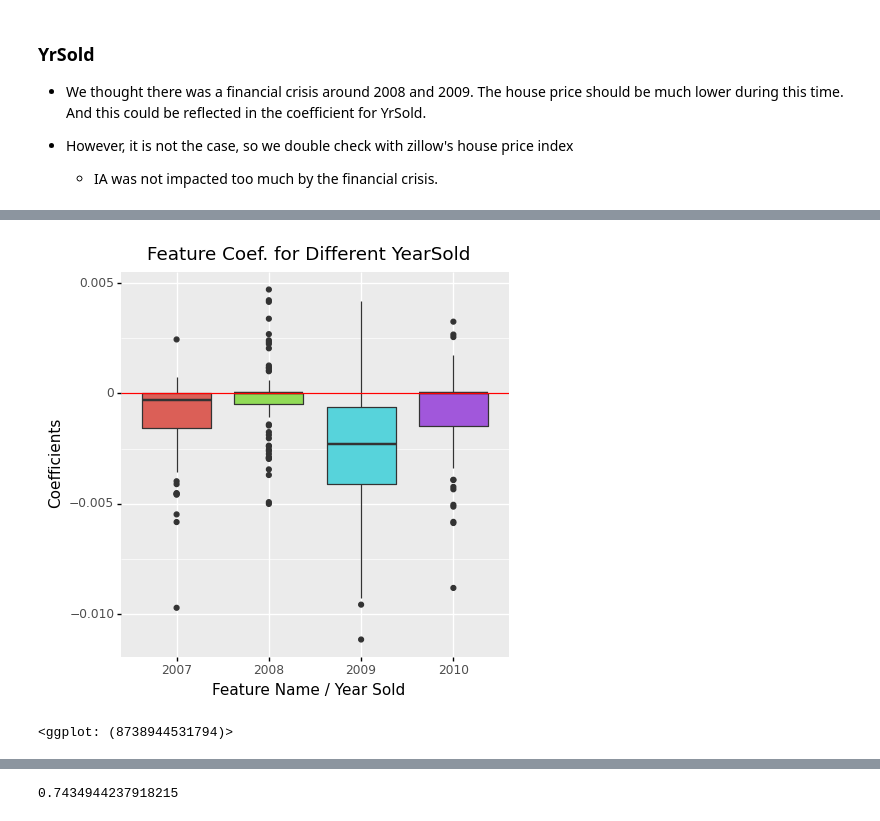
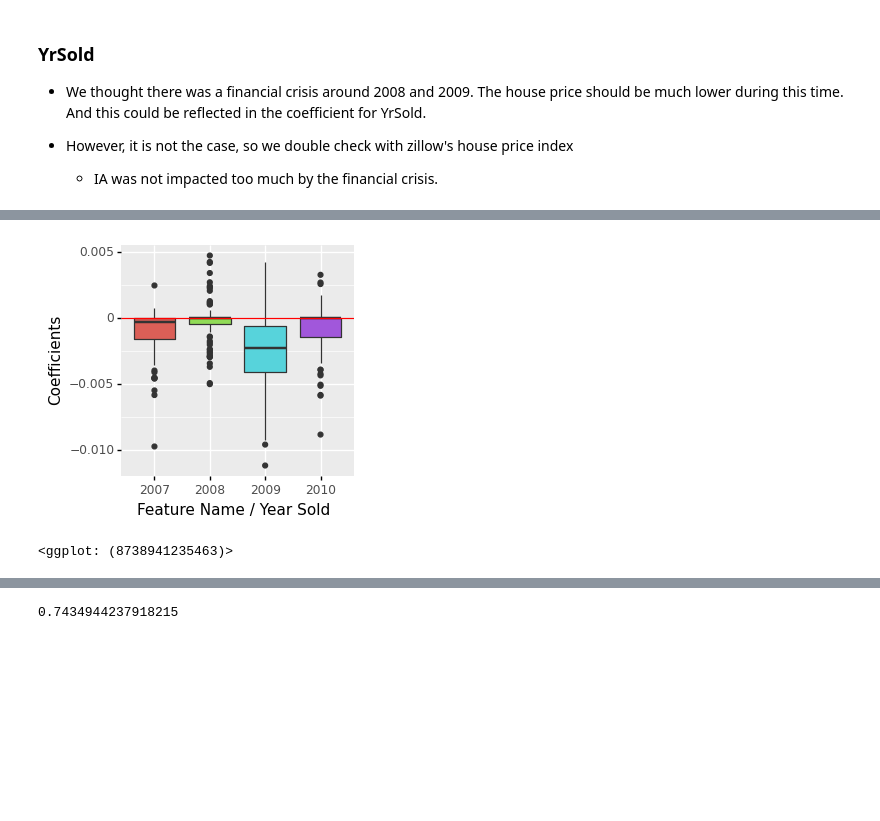
Before and after one commit to dehuihou/ames_house_price, a Jupyter notebook: sta208_final_project_lasso.ipynb, the cells around one changed output, grey strips where cells are left out. Drawn from its saved outputs; the diff is of its cells as text; code cells hidden in the pictures; blank space fills up the shorter version.

Commit message:
figure updates

```diff
--- a/sta208_final_project_lasso.ipynb
+++ b/sta208_final_project_lasso.ipynb
@@ -388,4 +379,9 @@ feat_coef_both_df = feat_coef_both_df.append(feat_coef_df.head(25))
 
     * IA was not impacted too much by the financial crisis.
 # %%
-YrSold_feat_coef_df = feat_coef_repeated_df[['YrSold' in x for x in feat_coef_repeated_df.feat_name]]
+# Extract year from "YrSold" one-hot encoded features
+YrSold_feat_coef_df = feat_coef_repeated_df[[
+    'YrSold' in x for x in feat_coef_repeated_df.feat_name
+]]
+
+YrSold_feat_coef_df['year'] = YrSold_feat_coef_df['feat_name'].apply(lambda x: x[-4:])
@@ -425,14 +388,14 @@ YrSold_feat_coef_df
 # %%
 # Note: baseline is 2006, which is not encoded as a new feature
 (
     p9.ggplot(YrSold_feat_coef_df, p9.aes('year', 'coef', fill='year'))
     + p9.geom_boxplot()
     + p9.geom_hline(yintercept=0, color='r')
     + p9.xlab('Feature Name / Year Sold')
     + p9.ylab('Coefficients')
-    + p9.ggtitle('Feature Coef. for Different YearSold')
-    + p9.theme(figure_size=(5, 5), legend_position='none')
+    # + p9.ggtitle('Feature Coef. for Different YearSold')  # remove title for latex report
+    + p9.theme(figure_size=(3, 3), legend_position='none')
 )
 # %% [output]
-[figure, old version]
+[figure, new version]
-<ggplot: (8738944531794)>
+<ggplot: (8738941235463)>
```
Also changed, not shown: parts of 8 cells of this notebook.
